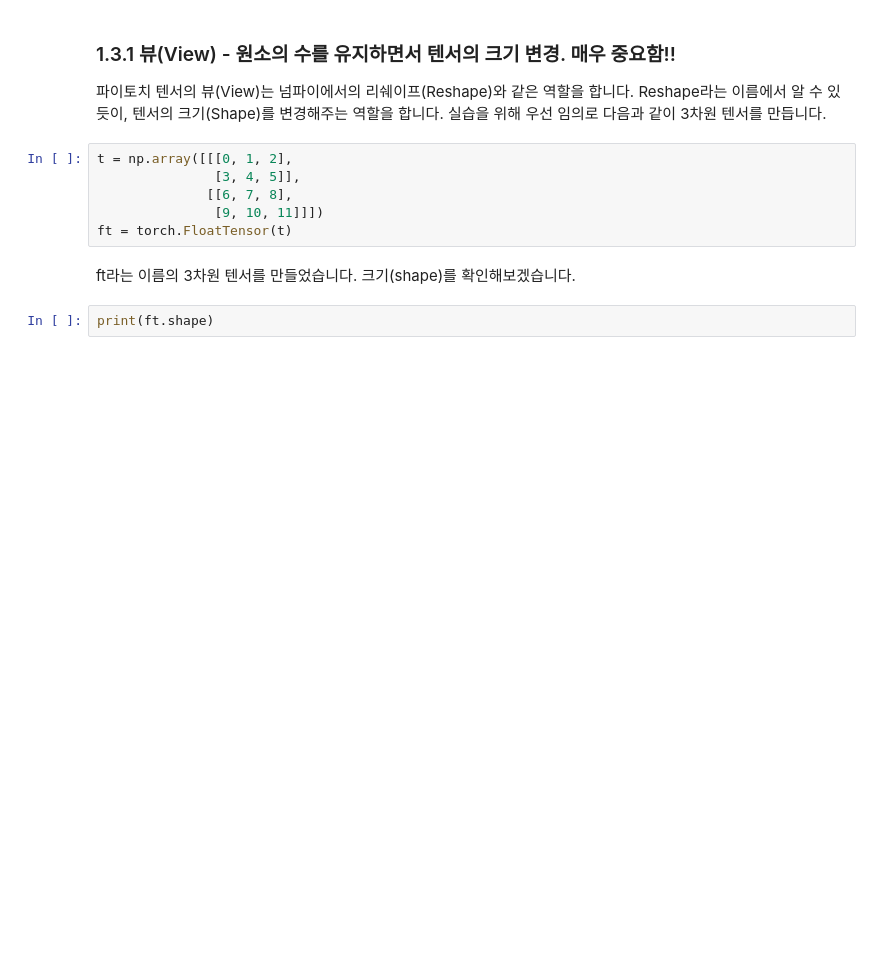
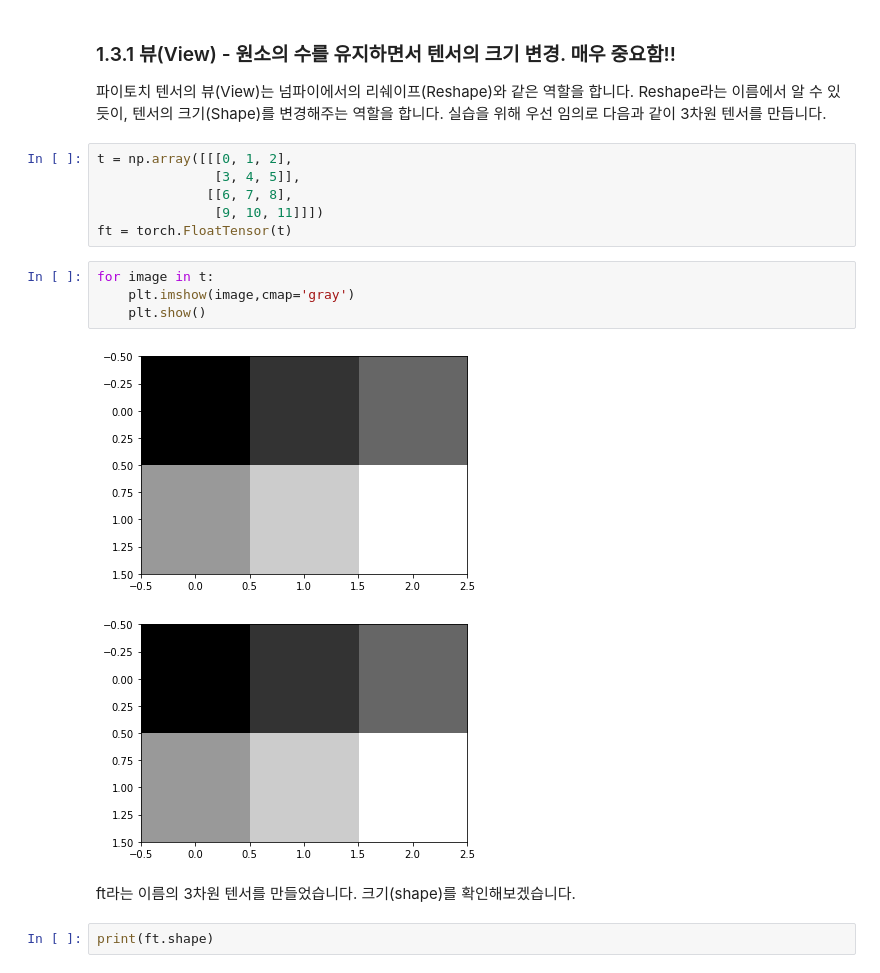
Before and after one commit to Namsik-Yoon/pytorch_basic, a Jupyter notebook: 1. pytorch 기초.ipynb, the cells around one changed output. Cells and saved outputs as stored; diff of their text form; blank space fills up the shorter version.

```diff
--- a/1. pytorch 기초.ipynb
+++ b/1. pytorch 기초.ipynb
@@ -548,6 +564,13 @@ t = np.array([[[0, 1, 2],
               [[6, 7, 8],
                [9, 10, 11]]])
 ft = torch.FloatTensor(t)
+# %%
+for image in t:
+    plt.imshow(image,cmap='gray')
+    plt.show()
+# %% [output]
+[figure, added]
+[figure, added]
 # %% [markdown]
 ft라는 이름의 3차원 텐서를 만들었습니다. 크기(shape)를 확인해보겠습니다.
 # %%
```
Also changed, not shown: parts of 6 cells of this notebook.
